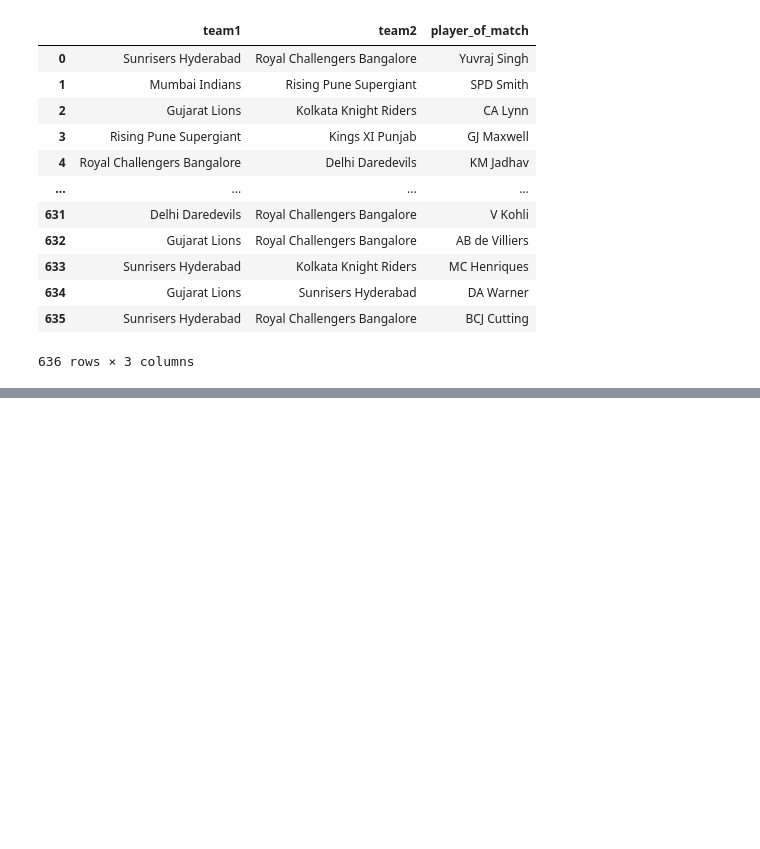
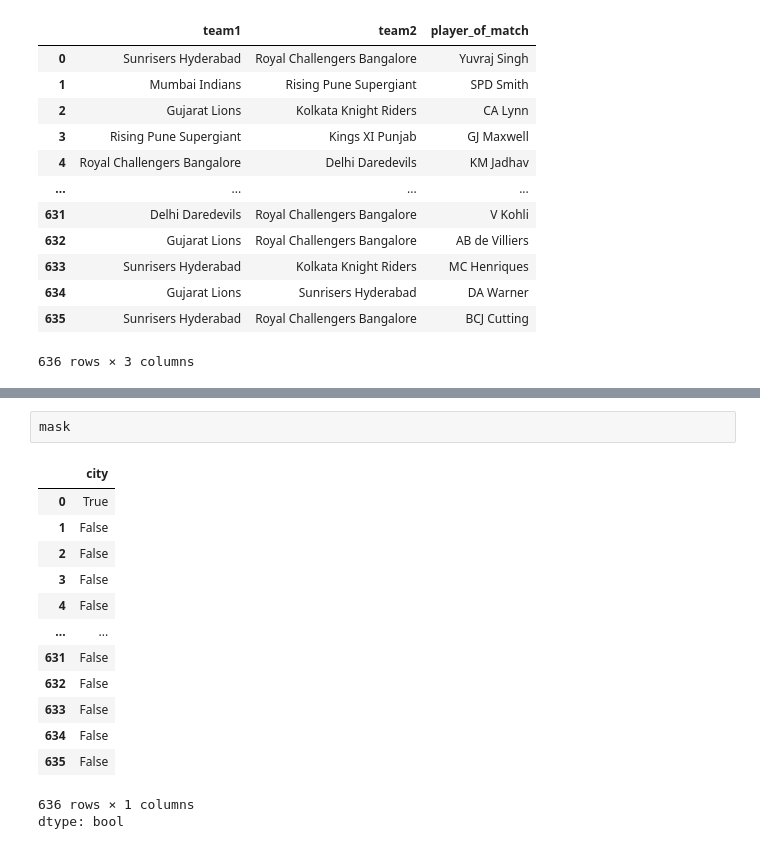
Before and after one commit to somaananta/learn_AI_with_som, a Jupyter notebook: iplanalysis.ipynb, the cells around one changed output, grey strips where cells are left out. Drawn from its saved outputs; the diff is of its cells as text; blank space fills up the shorter version.

```diff
--- a/iplanalysis.ipynb
+++ b/iplanalysis.ipynb
@@ -187,0 +199,17 @@ data.iloc[:,[4,5,13]]
+# %%
+mask
+# %% [output]
+|  | city |
+| 0 | True |
+| 1 | False |
+| 2 | False |
+| 3 | False |
+| 4 | False |
+| ... | ... |
+| 631 | False |
+| 632 | False |
+| 633 | False |
+| 634 | False |
+| 635 | False |
+636 rows × 1 columns
+dtype: bool
```
Also changed, not shown: parts of 9 cells of this notebook.
